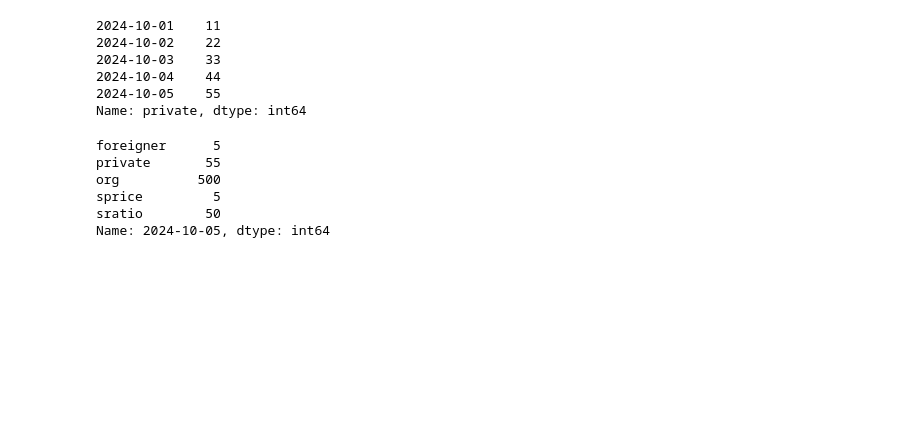
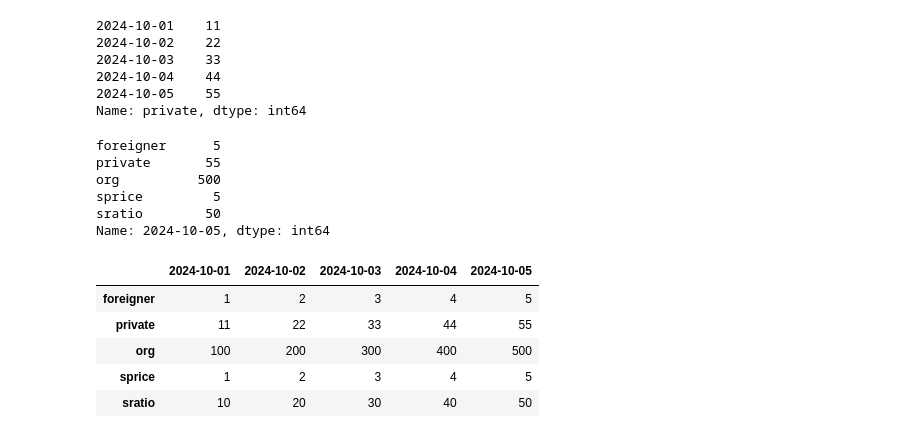
Before and after one commit to yangbeng/python241021, a Jupyter notebook: DemoPandas.ipynb, the cells around one changed output. Saved outputs shown, nothing was run; the diff lists cells and outputs as text; code cells hidden in the pictures; blank space fills up the shorter version.

```diff
--- a/DemoPandas.ipynb
+++ b/DemoPandas.ipynb
@@ -82,3 +82,13 @@ org          500
 sprice         5
 sratio        50
 Name: 2024-10-05, dtype: int64
+# %%
+#피봇팅(멱등)
+frame2.T
+# %% [output]
+|  | 2024-10-01 | 2024-10-02 | 2024-10-03 | 2024-10-04 | 2024-10-05 |
+| foreigner | 1 | 2 | 3 | 4 | 5 |
+| private | 11 | 22 | 33 | 44 | 55 |
+| org | 100 | 200 | 300 | 400 | 500 |
+| sprice | 1 | 2 | 3 | 4 | 5 |
+| sratio | 10 | 20 | 30 | 40 | 50 |
```
Also changed, not shown: parts of 8 cells of this notebook, 16 other files.
